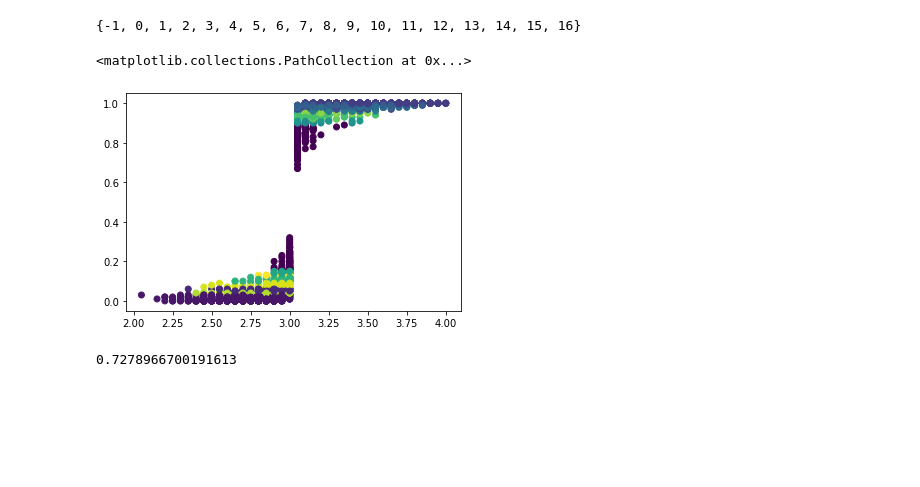
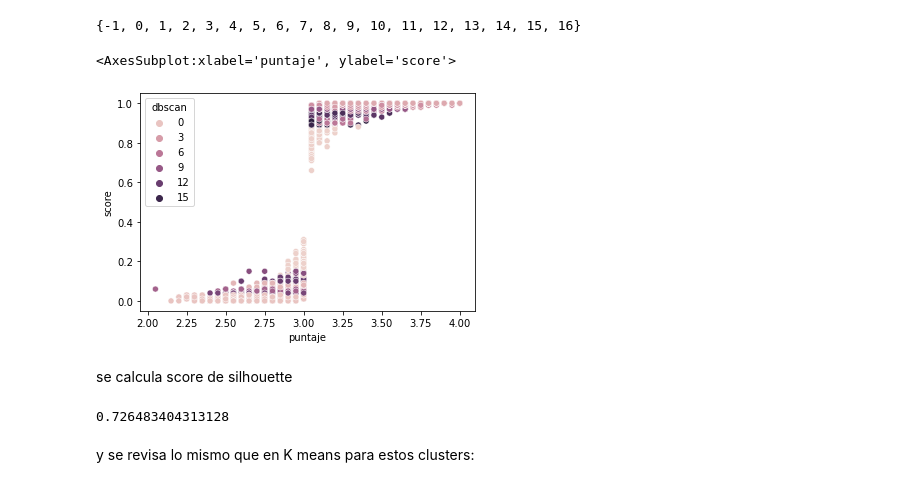
Before and after one commit to JECaballeroR/ANS-Equipo6-2023, a Jupyter notebook: Entrega 1_Proyecto.ipynb, the cells around one changed output. Saved outputs shown, nothing was run; the diff lists cells and outputs as text; code cells hidden in the pictures; blank space fills up the shorter version.

```diff
--- a/Entrega 1_Proyecto.ipynb
+++ b/Entrega 1_Proyecto.ipynb
@@ -810,9 +843,3 @@ score_df['dbscan'] = clusters
 set(clusters)
 # %% [output]
 {-1, 0, 1, 2, 3, 4, 5, 6, 7, 8, 9, 10, 11, 12, 13, 14, 15, 16}
-# %%
-import matplotlib.pyplot as plt
-plt.scatter(score_df['puntaje'], score_df['score'], c=score_df['dbscan'])
-# %% [output]
-<matplotlib.collections.PathCollection at 0x...>
-[figure, removed]
@@ -821,7 +846,21 @@ from sklearn.metrics import silhouette_score
-# %%
-silhouette_score(pd.DataFrame(scores), score_df['dbscan'], random_state=1345)
-# %% [output]
-0.7278966700191613
+# %%
+
+sns.scatterplot(
+            y = score_df['score'],
+            x = score_df['puntaje'],
+  hue=score_df['dbscan'],
+            )
+# %% [output]
+<AxesSubplot:xlabel='puntaje', ylabel='score'>
+[figure, added]
+# %% [markdown]
+se calcula score de silhouette
+# %%
+silhouette_score(pd.DataFrame(scores), score_df['dbscan'], random_state=1345)
+# %% [output]
+0.726483404313128
+# %% [markdown]
+y se revisa lo mismo que en K means para estos clusters:
 # %%
 data_imputado['dbscan'] = clusters
 for var in niveles:
```
Also changed, not shown: parts of 28 cells of this notebook.
